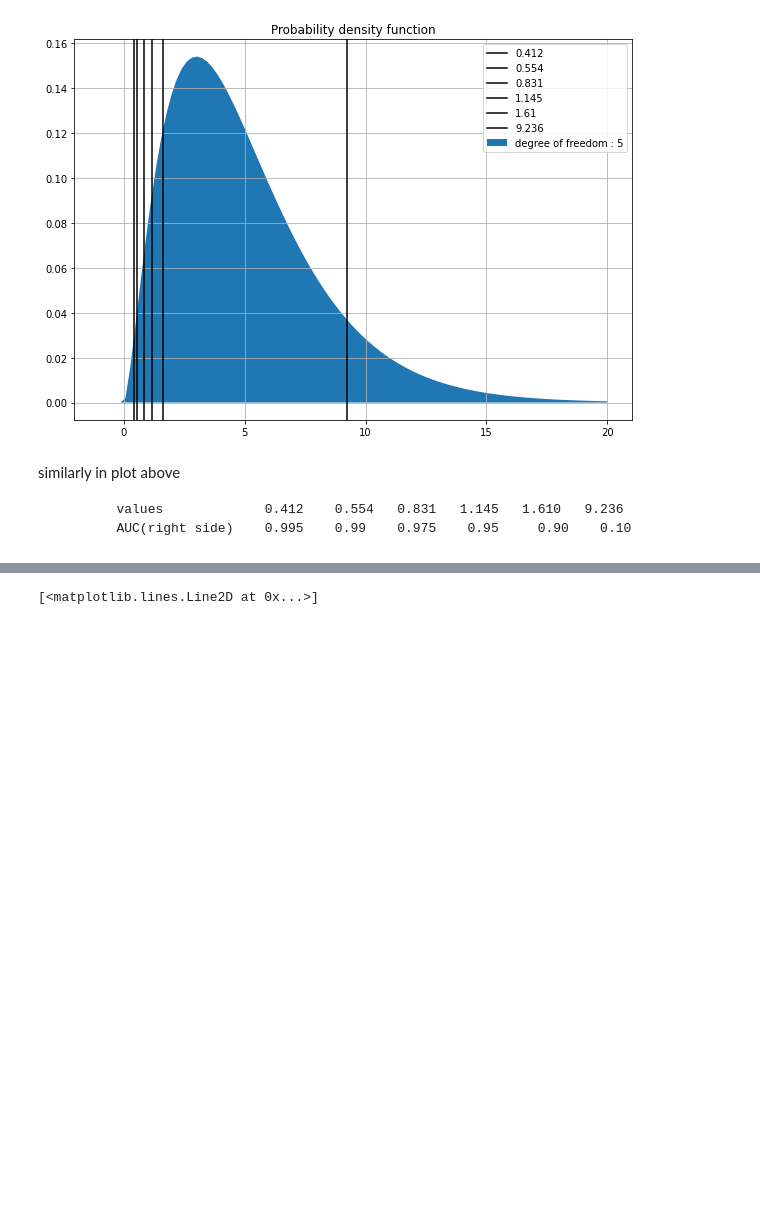
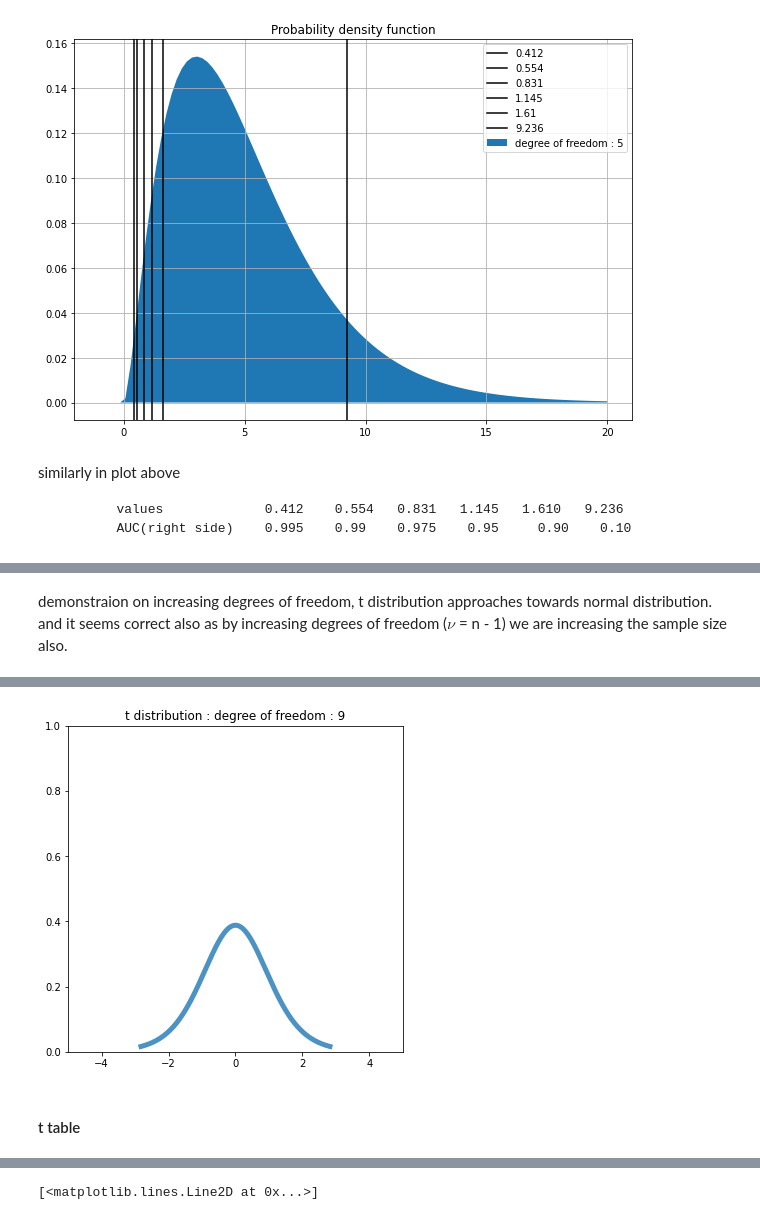
Before and after one commit to NishantBaheti/MachineLearningExploration, a Jupyter notebook: PracticalStatistics/Distributions.ipynb, the cells around one changed output, grey strips where cells are left out. Cells and saved outputs as stored; diff of their text form; code cells hidden in the pictures; blank space fills up the shorter version.

```diff
--- a/PracticalStatistics/Distributions.ipynb
+++ b/PracticalStatistics/Distributions.ipynb
@@ -696,0 +742,27 @@ similarly in plot above
+# %% [markdown]
+demonstraion on increasing degrees of freedom, t distribution approaches towards normal distribution.
+and it seems correct also as by increasing degrees of freedom ($\nu$ = n - 1) we are increasing the sample size also.
+# %%
+fig = plt.figure(figsize=(6,6))
+
+ax1 = fig.add_subplot()
+
+ax1.set_xlim(-5, 5)
+ax1.set_ylim(0, 1)
+
+plot1, = ax1.plot([],[],lw=5, alpha=0.8)
+
+def draw_frame(n):
+
+    df = n
+    mean, var, skew, kurt = t.stats(df, moments='mvsk')
+
+    x = np.linspace(t.ppf(0.01, df),t.ppf(0.99, df), 1000)
+    plot1.set_data(x, t.pdf(x, df))
+    ax1.set_title(f"t distribution : degree of freedom : {n}")
+    return (plot1,)
+
+anim = animation.FuncAnimation(fig, draw_frame, frames=10, interval=2000, blit=True)
+
+display.HTML(anim.to_html5_video())
+# %% [output]
@@ -696,0 +770,3 @@ similarly in plot above
+[figure, added]
+# %% [markdown]
+#### t table
```
Also changed, not shown: parts of 30 cells of this notebook, 2 other files.
